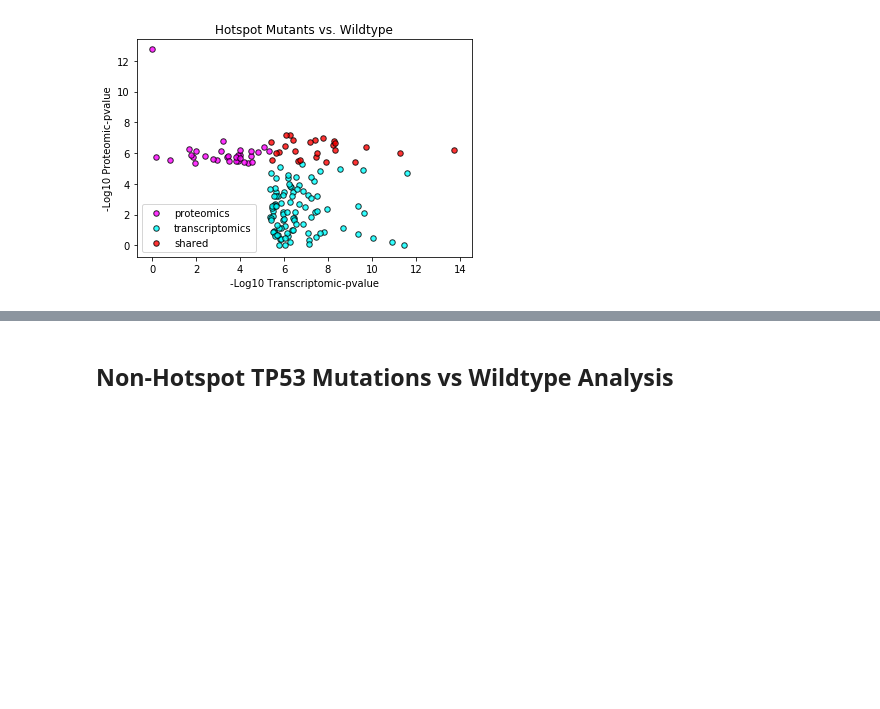
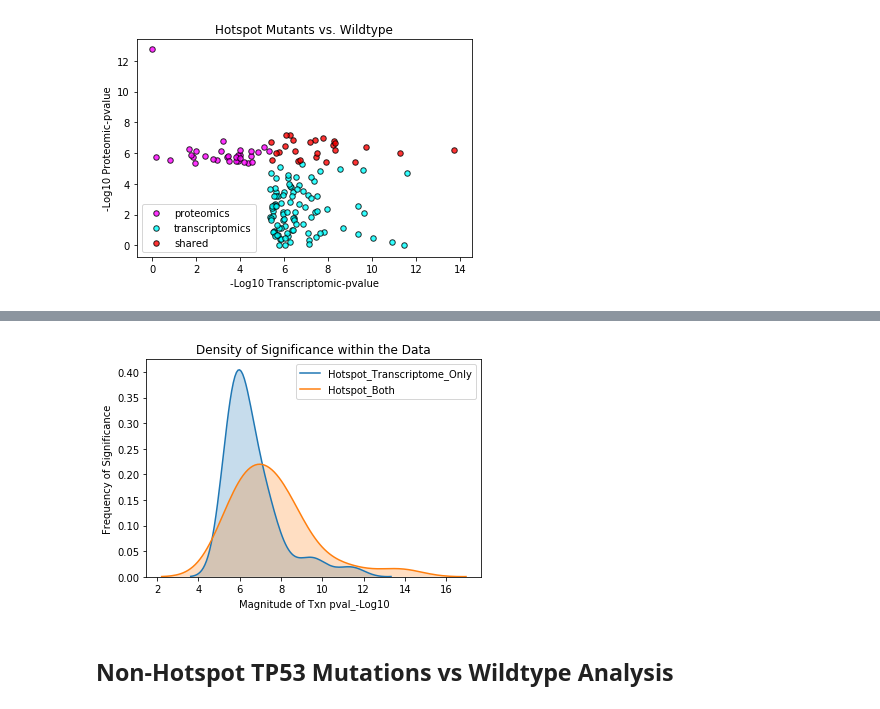
Before and after one commit to PayneLab/UCEC-clinical-stat-analysis, a Jupyter notebook: Protein_Notebooks/TP53/Transcriptome_Analysis/TP53_Transcriptome_Vs_Proteome_Unique_Analysis.ipynb, the cells around one changed output, grey strips where cells are left out. Cells and saved outputs as stored; diff of their text form; code cells hidden in the pictures; blank space fills up the shorter version.

```diff
--- a/Protein_Notebooks/TP53/Transcriptome_Analysis/TP53_Transcriptome_Vs_Proteome_Unique_Analysis.ipynb
+++ b/Protein_Notebooks/TP53/Transcriptome_Analysis/TP53_Transcriptome_Vs_Proteome_Unique_Analysis.ipynb
@@ -306,3 +355,7 @@ plt.show()
+# %%
+get_plot_density('Hotspot', 'pval_-Log10', all_data)
+# %% [output]
+[figure, added]
 # %% [markdown]
 ## Non-Hotspot TP53 Mutations vs Wildtype Analysis
 # %%
```
Also changed, not shown: parts of 11 cells of this notebook.
